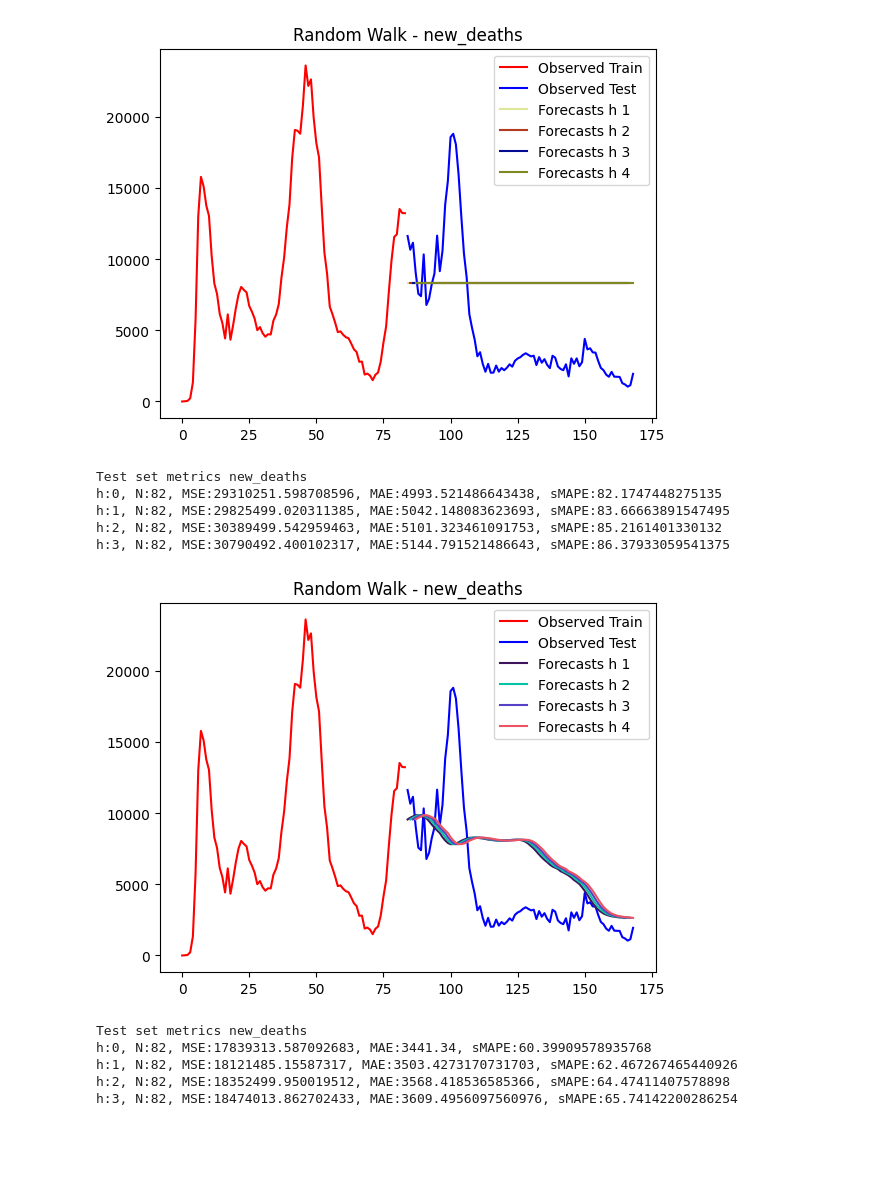
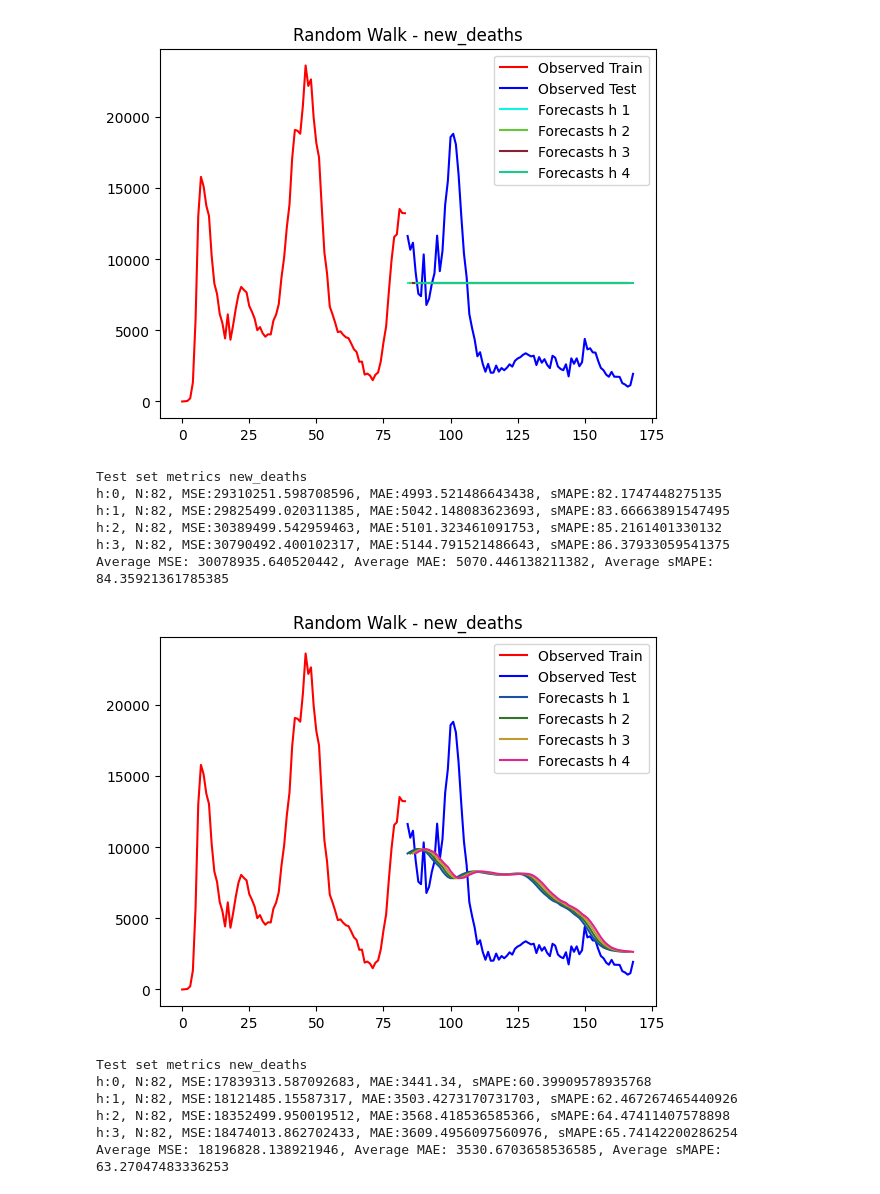
Before and after one commit to scalation/scalation_py, a Jupyter notebook: Stat Baselines.ipynb, the cells around one changed output. Cells and saved outputs as stored; diff of their text form; code cells hidden in the pictures; blank space fills up the shorter version.

```diff
--- a/Stat Baselines.ipynb
+++ b/Stat Baselines.ipynb
@@ -11,7 +11,15 @@ actual, forecasts = RandomWalk(file_name = 'datasets/covid/OWID_weekly.csv',
                                 training_ratio = 0.5, horizon = horizon, main_output = MO,
                                 normalization = False)
 print("Test set metrics {}".format(MO))
+total_mse, total_mae, total_smape = 0, 0, 0
 for i in range(horizon):
     mse, mae, smape = getmetrics(np.expand_dims(actual[:,i], axis = -1), np.expand_dims(forecasts[:,i], axis = -1))
+    total_mse += mse
+    total_mae += mae
+    total_smape += smape
     print('h:{}, N:{}, MSE:{}, MAE:{}, sMAPE:{}'.format(i, len(actual), mse, mae, smape))
+avg_mse = total_mse / horizon
+avg_mae = total_mae / horizon
+avg_smape = total_smape / horizon
+print('Average MSE: {}, Average MAE: {}, Average sMAPE: {}'.format(avg_mse, avg_mae, avg_smape))
 # %% [output]
@@ -24,20 +33,29 @@ h:3, N:82, MSE:9274645.780487806, MAE:1821.8292682926829, sMAPE:30.1103103771655
 # %%
 MO = 'new_deaths'
 horizon = 4
 actual, forecasts = MeanModel(file_name = 'datasets/covid/OWID_weekly.csv',
                                 training_ratio = 0.5, horizon = horizon, main_output = MO,
                                 normalization = False)
 print("Test set metrics {}".format(MO))
+total_mse, total_mae, total_smape = 0, 0, 0
 for i in range(horizon):
     mse, mae, smape = getmetrics(np.expand_dims(actual[:,i], axis = -1), np.expand_dims(forecasts[:,i], axis = -1))
+    total_mse += mse
+    total_mae += mae
+    total_smape += smape
     print('h:{}, N:{}, MSE:{}, MAE:{}, sMAPE:{}'.format(i, len(actual), mse, mae, smape))
+avg_mse = total_mse / horizon
+avg_mae = total_mae / horizon
+avg_smape = total_smape / horizon
+print('Average MSE: {}, Average MAE: {}, Average sMAPE: {}'.format(avg_mse, avg_mae, avg_smape))
 # %% [output]
-[figure, old version]
+[figure, new version]
 Test set metrics new_deaths
 h:0, N:82, MSE:29310251.598708596, MAE:4993.521486643438, sMAPE:82.1747448275135
 h:1, N:82, MSE:29825499.020311385, MAE:5042.148083623693, sMAPE:83.66663891547495
 h:2, N:82, MSE:30389499.542959463, MAE:5101.323461091753, sMAPE:85.2161401330132
 h:3, N:82, MSE:30790492.400102317, MAE:5144.791521486643, sMAPE:86.37933059541375
+Average MSE: 30078935.640520442, Average MAE: 5070.446138211382, Average sMAPE: 84.35921361785385
 # %%
 MO = 'new_deaths'
 horizon = 4
@@ -45,13 +63,22 @@ actual, forecasts = SimpleMovingAverage(file_name = 'datasets/covid/OWID_weekly.
                                 training_ratio = 0.5, horizon = horizon, main_output = MO,
                                 normalization = False, window = 50)
 print("Test set metrics {}".format(MO))
+total_mse, total_mae, total_smape = 0, 0, 0
 for i in range(horizon):
     mse, mae, smape = getmetrics(np.expand_dims(actual[:,i], axis = -1), np.expand_dims(forecasts[:,i], axis = -1))
+    total_mse += mse
+    total_mae += mae
+    total_smape += smape
     print('h:{}, N:{}, MSE:{}, MAE:{}, sMAPE:{}'.format(i, len(actual), mse, mae, smape))
+avg_mse = total_mse / horizon
+avg_mae = total_mae / horizon
+avg_smape = total_smape / horizon
+print('Average MSE: {}, Average MAE: {}, Average sMAPE: {}'.format(avg_mse, avg_mae, avg_smape))
 # %% [output]
-[figure, old version]
+[figure, new version]
 Test set metrics new_deaths
 h:0, N:82, MSE:17839313.587092683, MAE:3441.34, sMAPE:60.39909578935768
 h:1, N:82, MSE:18121485.15587317, MAE:3503.4273170731703, sMAPE:62.467267465440926
 h:2, N:82, MSE:18352499.950019512, MAE:3568.418536585366, sMAPE:64.47411407578898
 h:3, N:82, MSE:18474013.862702433, MAE:3609.4956097560976, sMAPE:65.74142200286254
+Average MSE: 18196828.138921946, Average MAE: 3530.6703658536585, Average sMAPE: 63.27047483336253
```
Also changed, not shown: parts of 1 cell of this notebook.
